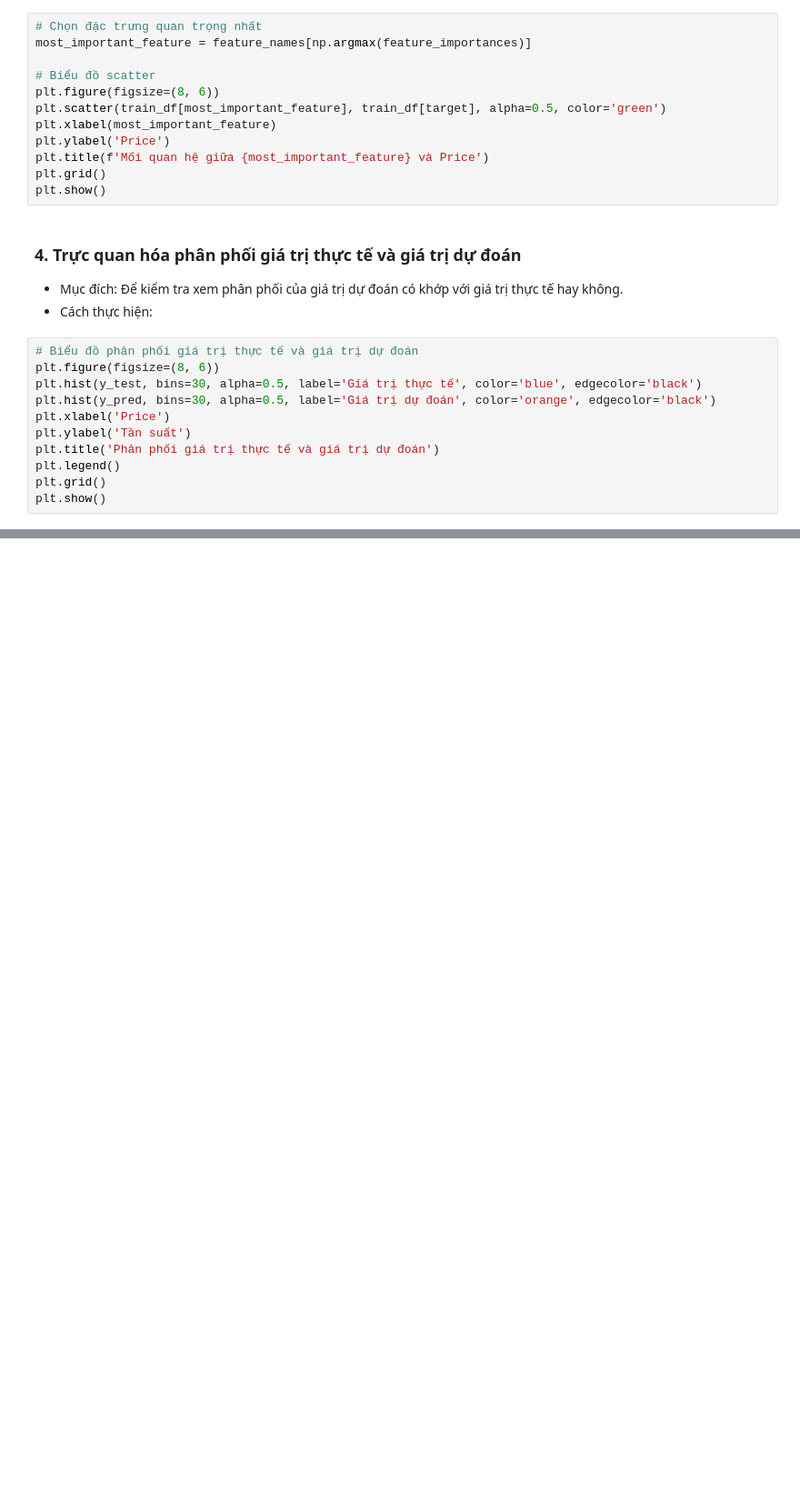
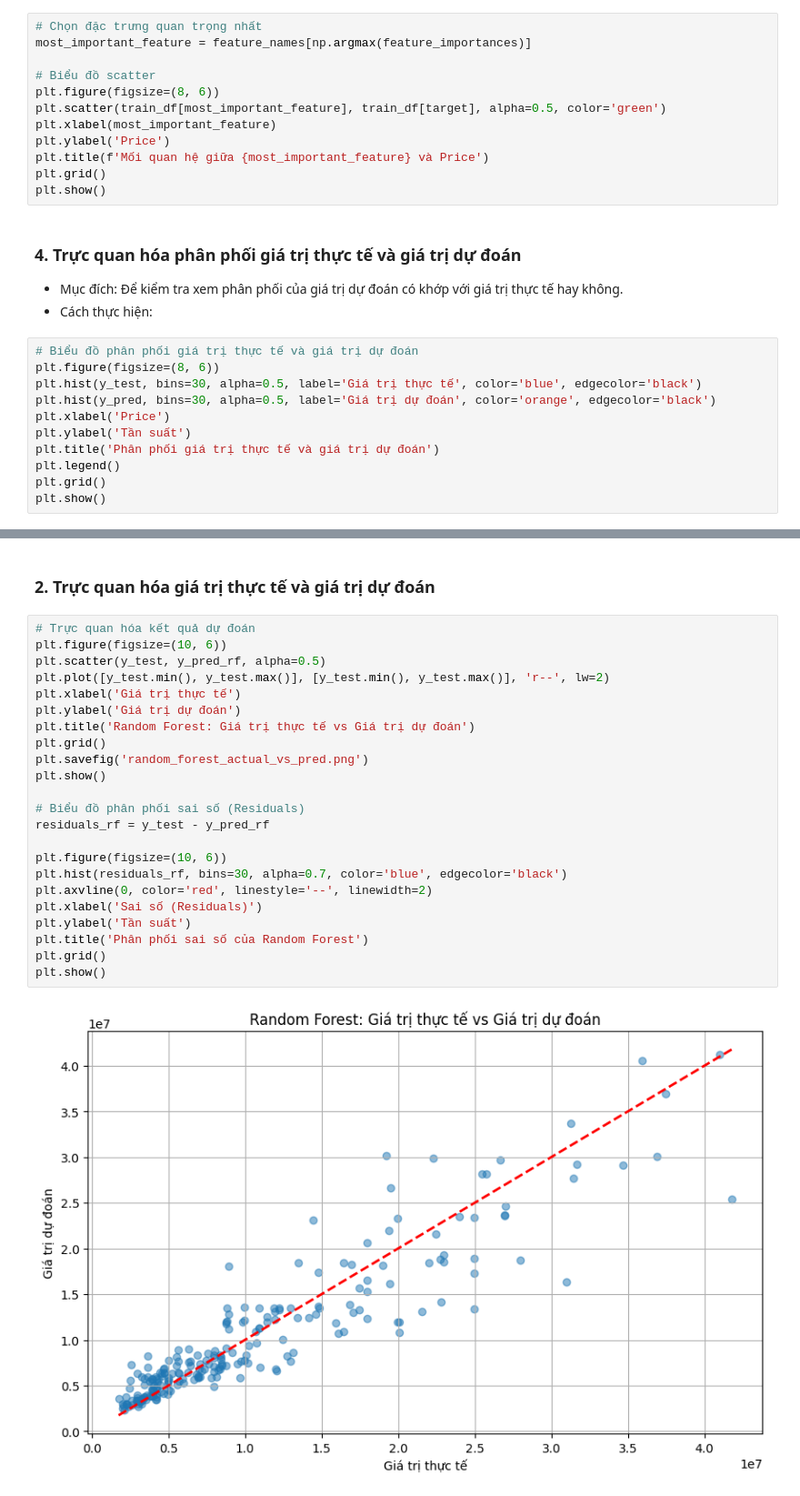
Before and after one commit to vulinhnopro2704/KHDL, a Jupyter notebook: code/GradientBoosting/gradient_boosting.ipynb, the cells around one changed output, grey strips where cells are left out. Shown at 91% size. Saved outputs shown, nothing was run; the diff lists cells and outputs as text; blank space fills up the shorter version.

```diff
--- a/code/GradientBoosting/gradient_boosting.ipynb
+++ b/code/GradientBoosting/gradient_boosting.ipynb
@@ -310,0 +493,27 @@ plt.show()
+# %% [markdown]
+### 2. Trực quan hóa giá trị thực tế và giá trị dự đoán
+# %%
+# Trực quan hóa kết quả dự đoán
+plt.figure(figsize=(10, 6))
+plt.scatter(y_test, y_pred_rf, alpha=0.5)
+plt.plot([y_test.min(), y_test.max()], [y_test.min(), y_test.max()], 'r--', lw=2)
+plt.xlabel('Giá trị thực tế')
+plt.ylabel('Giá trị dự đoán')
+plt.title('Random Forest: Giá trị thực tế vs Giá trị dự đoán')
+plt.grid()
+plt.savefig('random_forest_actual_vs_pred.png')
+plt.show()
+
+# Biểu đồ phân phối sai số (Residuals)
+residuals_rf = y_test - y_pred_rf
+
+plt.figure(figsize=(10, 6))
+plt.hist(residuals_rf, bins=30, alpha=0.7, color='blue', edgecolor='black')
+plt.axvline(0, color='red', linestyle='--', linewidth=2)
+plt.xlabel('Sai số (Residuals)')
+plt.ylabel('Tần suất')
+plt.title('Phân phối sai số của Random Forest')
+plt.grid()
+plt.show()
+# %% [output]
+[figure, added]
```
Also changed, not shown: parts of 11 cells of this notebook, 5 other files.
